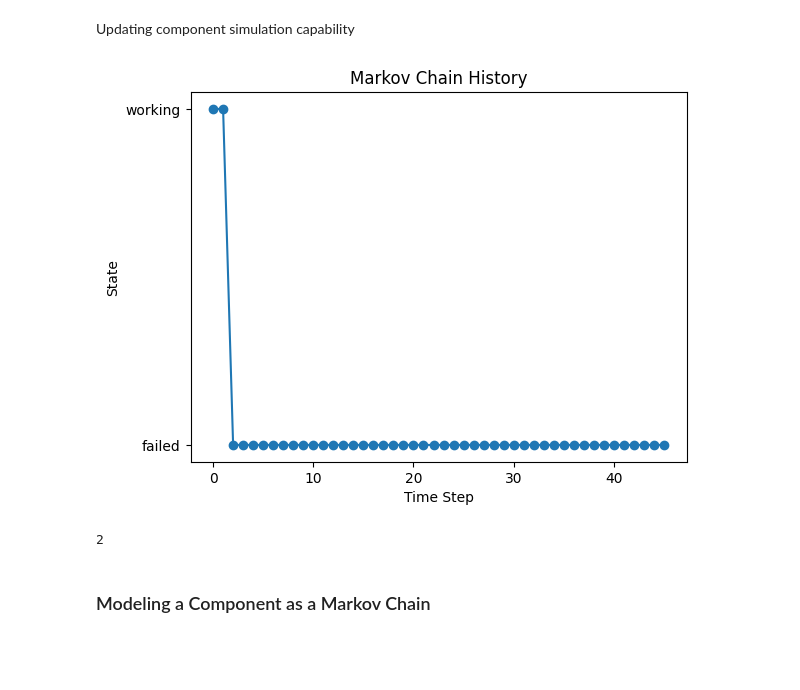
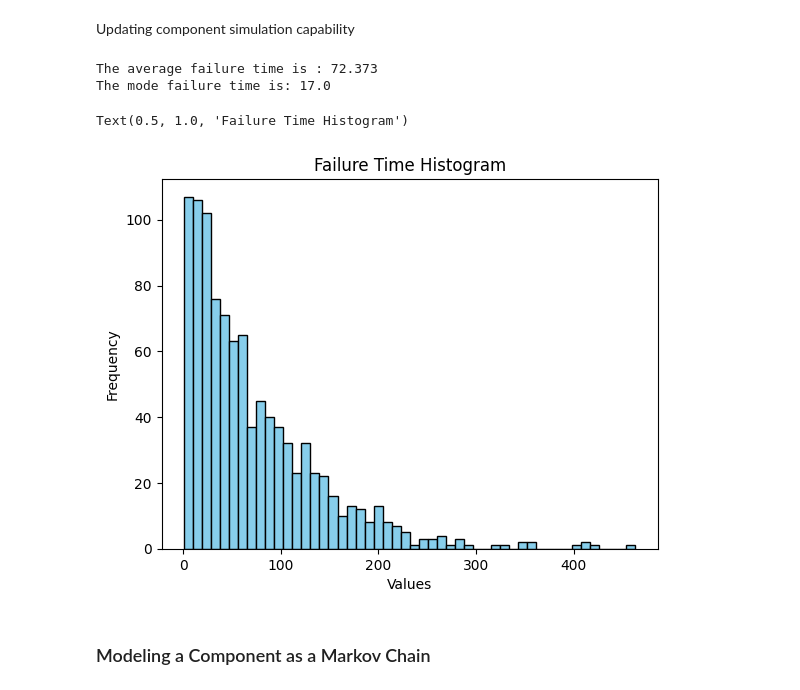
Before and after one commit to andreyaW/KISS, a Jupyter notebook: shipClassTests/compNsensor_tests.ipynb, the cells around one changed output. Cells and saved outputs as stored; diff of their text form; code cells hidden in the pictures; blank space fills up the shorter version.

Commit message:
fixed MTTF function

```diff
--- a/shipClassTests/compNsensor_tests.ipynb
+++ b/shipClassTests/compNsensor_tests.ipynb
@@ -13,37 +13,40 @@ Updating component simulation capability
 # %%
 from shipClass.Component import Component
 from utils.helperFunctions import find_mode
 
 import numpy as np
 import matplotlib.pyplot as plt
 # ------------------------------------------------
-
-# simulation parameters
-# MTTF = 5
 states = {0: "failed",
           1: "working" }
-MTTF = 20
-sim_time = 100
+MTTF = 70
+sim_time = 1000
 num_comps= 1000
 failure_times = np.zeros((num_comps))
 
 # test 100 components and plot their MTTFs
 for k in range(num_comps):
     # create a component with desired mean time to failure (MTTF)
     component = Component(f"test_comp_{k+1}", states, MTTF)
 
-# create a component with a mean time to failure (MTTF)
-comp = Component("test_comp_w/_MTTF", states)
+    # run the simulation for a specified time
+    for i in range(1, sim_time):
+        component.simulate(1)
 
-# run the simulation for a specified time
-for i in range(1, sim_time):
-    comp.simulate(i)
+    # store the failure times to array
+    failure_times[k]=component.grabFailureTime()
 
-comp.plotHistory()
-print(comp.determineFailureStep())
+print(f'The average failure time is : {np.average(failure_times)}')
+print(f'The mode failure time is: {find_mode(failure_times)}')
+plt.hist(failure_times, bins=50, color='skyblue', edgecolor='black')
+plt.xlabel('Values')
+plt.ylabel('Frequency')
+plt.title('Failure Time Histogram')
 # %% [output]
+The average failure time is : 72.373
+The mode failure time is: 17.0
+Text(0.5, 1.0, 'Failure Time Histogram')
-[figure, old version]
+[figure, new version]
-2
 # %% [markdown]
 ### Modeling a Component as a Markov Chain
 # %%
```
Also changed, not shown: parts of 7 cells of this notebook, 1 other file.
